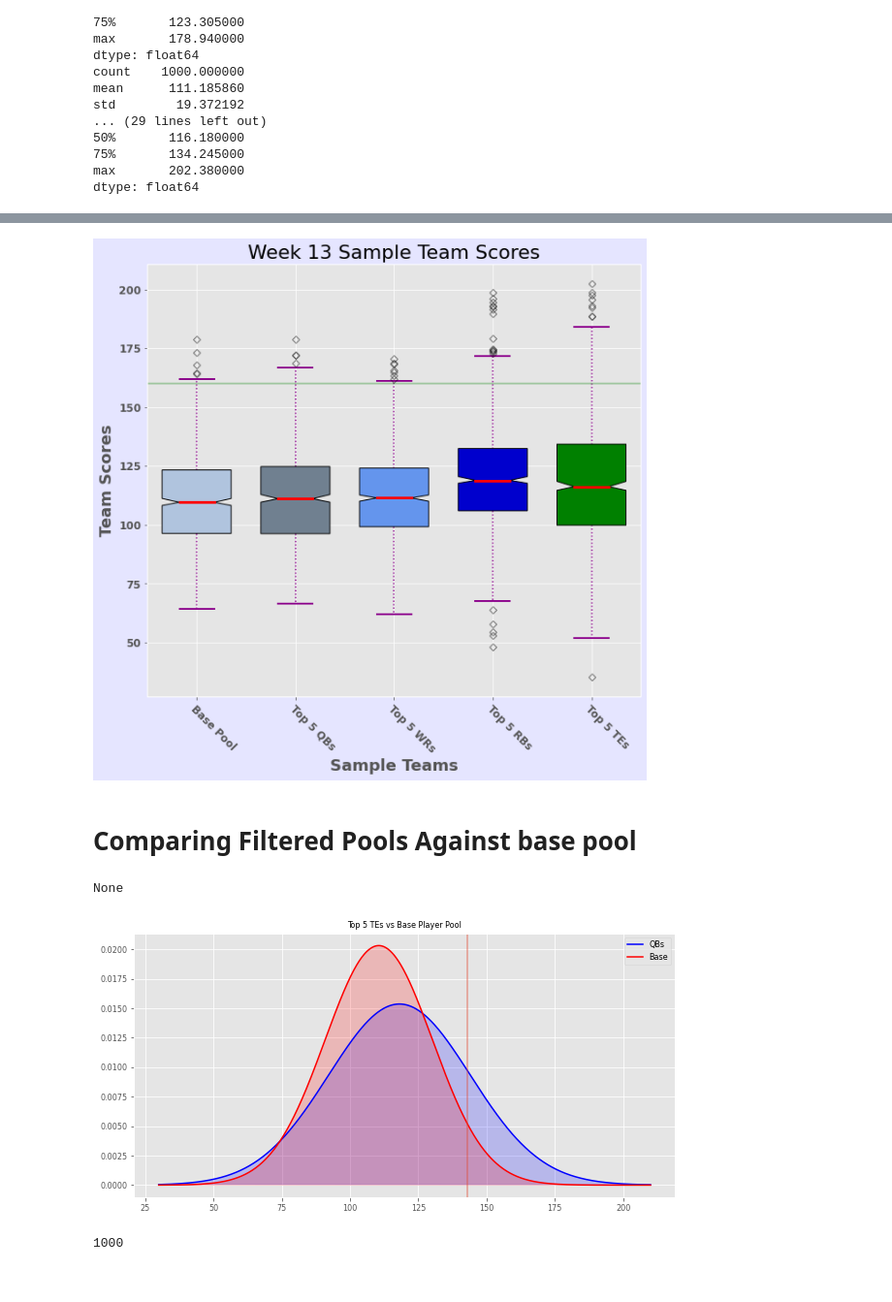
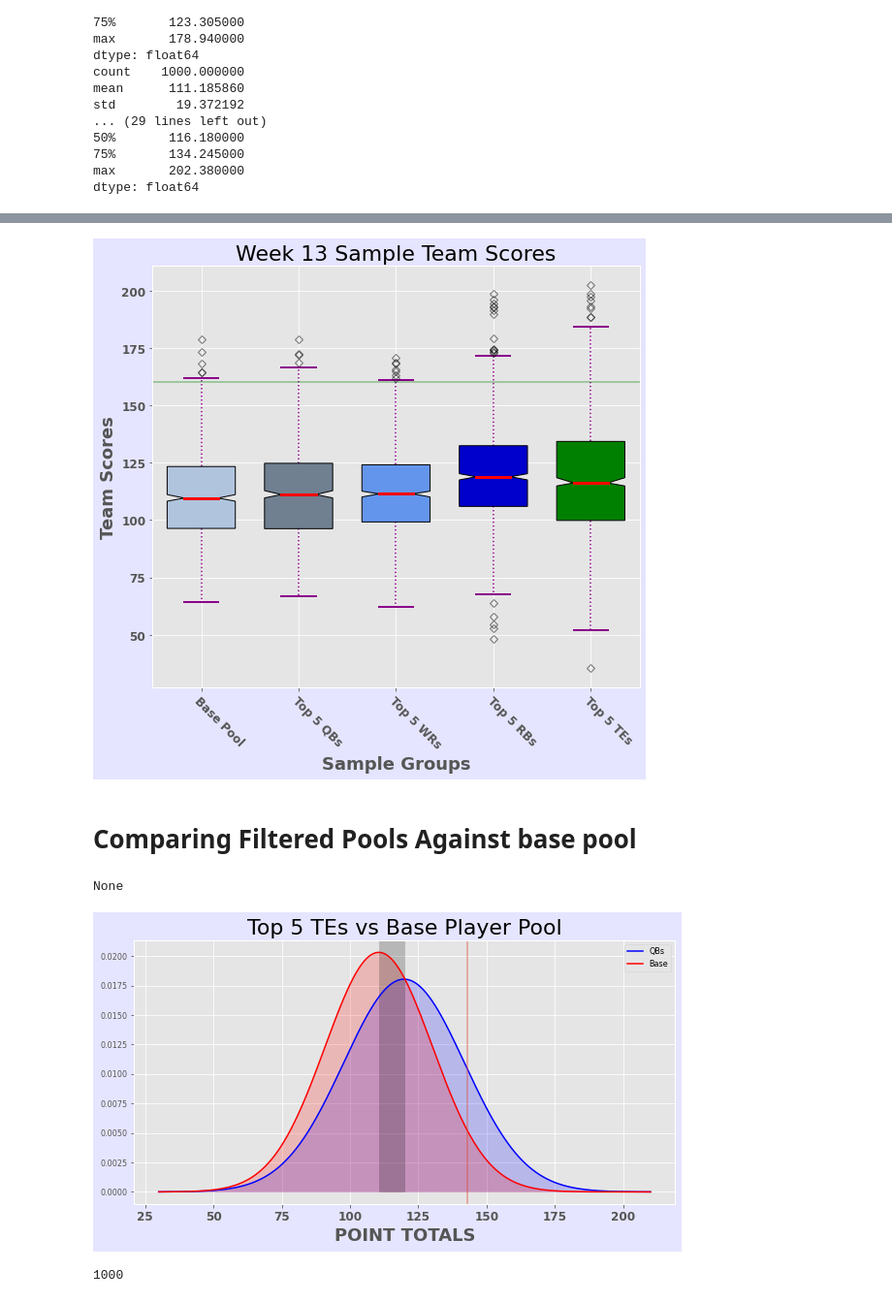
Before and after one commit to amoss038/DFS_Comparison-, a Jupyter notebook: team_generator.ipynb, the cells around one changed output, grey strips where cells are left out. Shown at 97% size. Saved outputs shown, nothing was run; the diff lists cells and outputs as text; code cells hidden in the pictures.

Commit message:
couple more graphs

```diff
--- a/team_generator.ipynb
+++ b/team_generator.ipynb
@@ -383,7 +416,7 @@ x_pos = np.arange(1,6)
 # Creating dataset
 data = [base_pool, qb_samples, wr_samples, rb_samples, te_samples]
 
-fig = plt.figure(figsize =(10, 9))
+fig = plt.figure(figsize =(9, 8))
 ax = fig.add_subplot(111)
 
 # Creating axes instance
@@ -420,7 +453,7 @@ for flier in bp['fliers']:
               color ='#e7298a',
               alpha = 0.5)
 
-plt.xlabel("Sample Teams", fontsize=18, weight = 'bold')
+plt.xlabel("Sample Groups", fontsize=18, weight = 'bold')
 plt.ylabel("Team Scores", fontsize=18, weight = 'bold')
 
 
@@ -446,42 +479,48 @@ plt.setp( ax.xaxis.get_majorticklabels(), rotation=-45, ha="left", rotation_mode
 # show plot
 plt.show(bp)
 # %% [output]
-[figure, old version]
+[figure, new version]
 # %% [markdown]
 # Comparing Filtered Pools Against base pool
 # %%
 def plot_compare(base_pool, player_pool, support = np.linspace(30, 210, 1000)):
 
 
     #creating distribution and variable to plot
 
     player_pool_dist = stats.norm(player_pool.mean(), player_pool.std() )
     base_dist = stats.norm(base_pool.mean(), base_pool.std())
 
 
     #creating PDF for pool to go along with support
     compare_pdf = player_pool_dist.pdf(support)
     base_pdf = base_dist.pdf(support)
 
     # Creating a plot
     fig,ax = plt.subplots()
 
     ax.plot(support, compare_pdf, color='blue', label='QBs')
     ax.fill(support, compare_pdf, color='blue', alpha=0.2)
     ax.plot(support, base_pdf, color='red', label='Base')
     ax.fill(support, base_pdf, color='red', alpha=0.2)
     ax.legend()
-    ax.set_title("Top 5 TEs vs Base Player Pool")
+    fig.patch.set_alpha(0.1)
+    fig.set_facecolor('b')
+    plt.xlabel("POINT TOTALS", fontsize=18, weight = 'bold')
+    plt.xticks(fontsize = 12, weight = 'bold')
+    ax.axvspan(base.mean(), rb_samples.mean(), ymin=.046, alpha=0.2, color='black')
+
+    ax.set_title("Top 5 TEs vs Base Player Pool", fontsize=22)
     ax.axvline(critical_value1, alpha = .5)
 #     ax.fill(np.append(critical_value1, support),
 #             np.append(0, compare_pdf ), color='blue', alpha=0.5)
 
 
 
-print (plot_compare(base, te_samples))
+print (plot_compare(base, rb_samples))
 # %% [output]
 None
-[figure, old version]
+[figure, new version]
 # %%
 # base pool vs top 5 RBs
 # initial test base pool vs qbs
```
Also changed, not shown: parts of 5 cells of this notebook.
